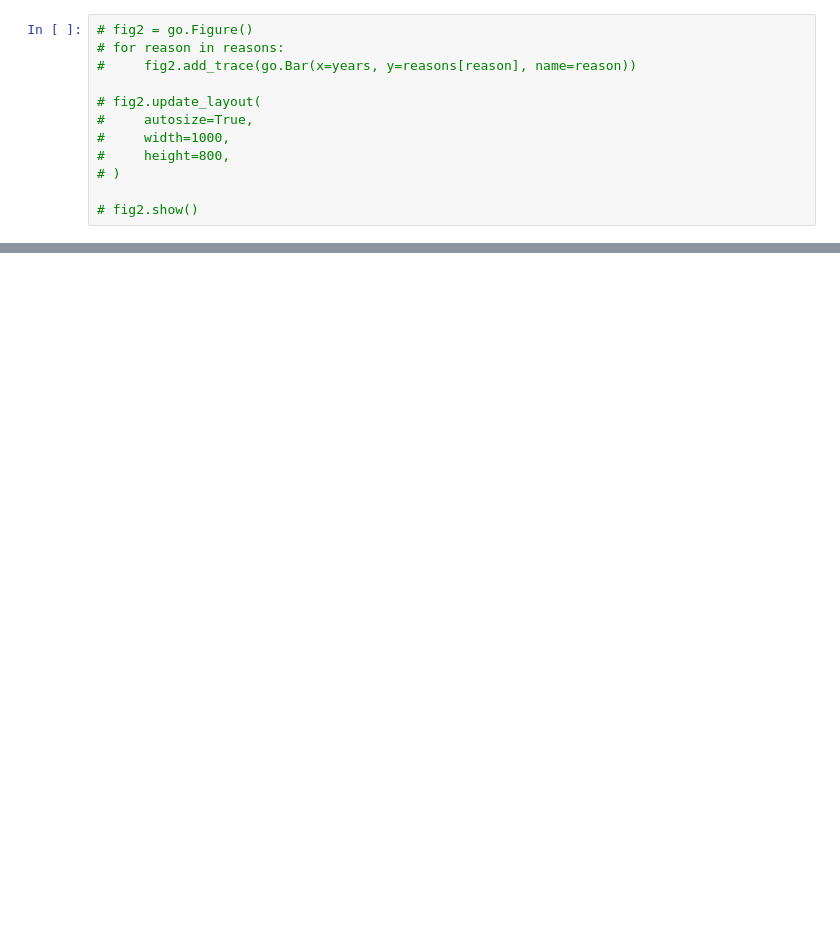
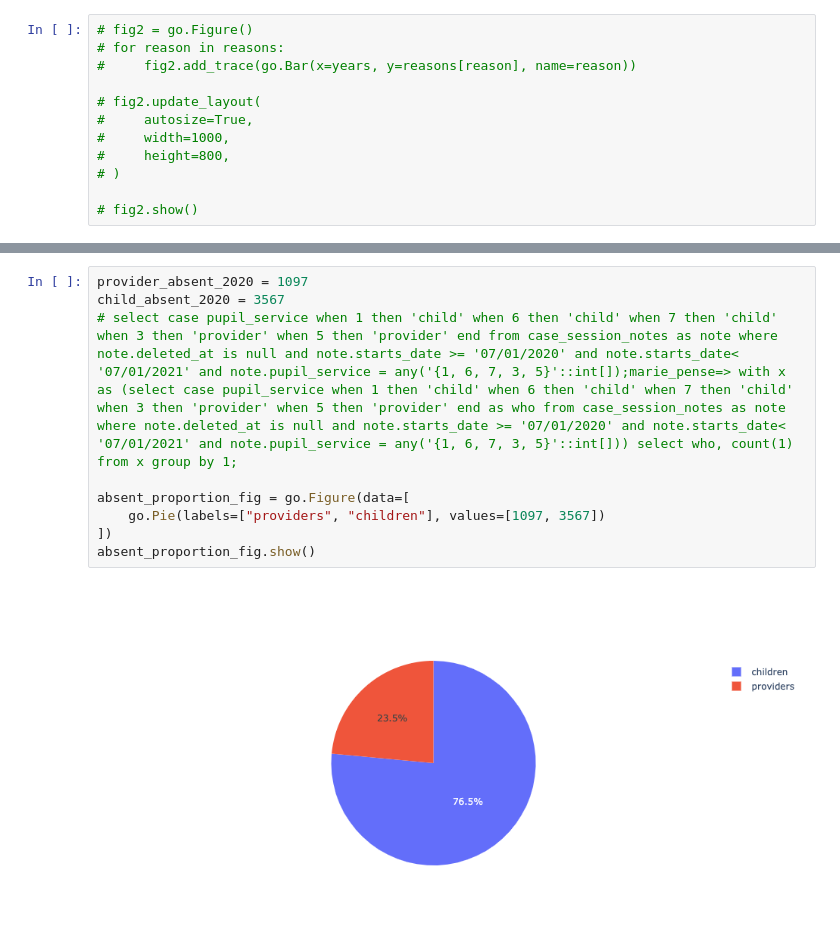
Before and after one commit to wujiang/analytics, a Jupyter notebook: mpcny.ipynb, the cells around one changed output, grey strips where cells are left out. Cells and saved outputs as stored; diff of their text form; blank space fills up the shorter version.

```diff
--- a/mpcny.ipynb
+++ b/mpcny.ipynb
@@ -70,0 +98,11 @@ NameError: name 'go' is not defined
+# %%
+provider_absent_2020 = 1097
+child_absent_2020 = 3567
+# select case pupil_service when 1 then 'child' when 6 then 'child' when 7 then 'child' when 3 then 'provider' when 5 then 'provider' end from case_session_notes as note where note.deleted_at is null and note.starts_date >= '07/01/2020' and note.starts_date< '07/01/2021' and note.pupil_service = any('{1, 6, 7, 3, 5}'::int[]);marie_pense=> with x as (select case pupil_service when 1 then 'child' when 6 then 'child' when 7 then 'child' when 3 then 'provider' when 5 then 'provider' end as who from case_session_notes as note  where note.deleted_at is null and note.starts_date >= '07/01/2020' and note.starts_date< '07/01/2021' and note.pupil_service = any('{1, 6, 7, 3, 5}'::int[])) select who, count(1) from x group by 1;
+
+absent_proportion_fig = go.Figure(data=[
+    go.Pie(labels=["providers", "children"], values=[1097, 3567])
+])
+absent_proportion_fig.show()
+# %% [output]
+[figure, added]
```
Also changed, not shown: parts of 6 cells of this notebook, 6 other files.
